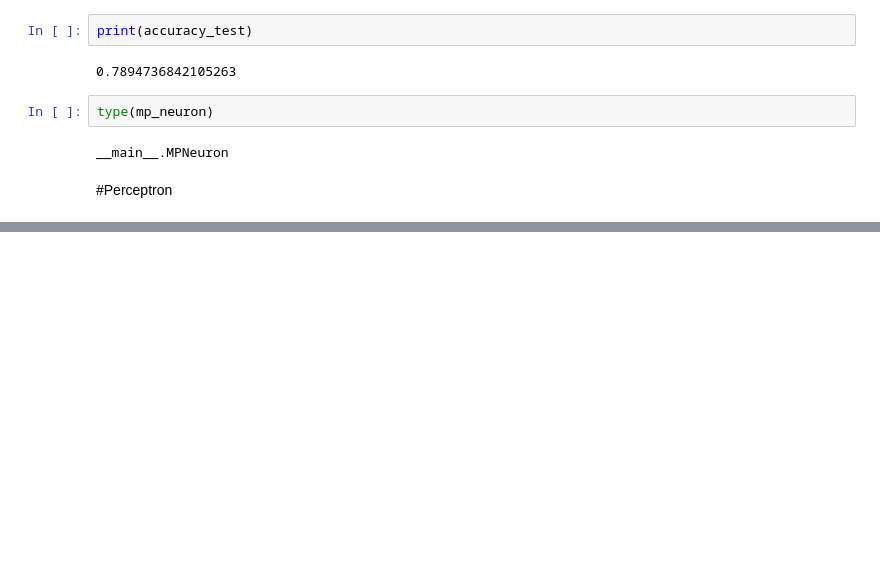
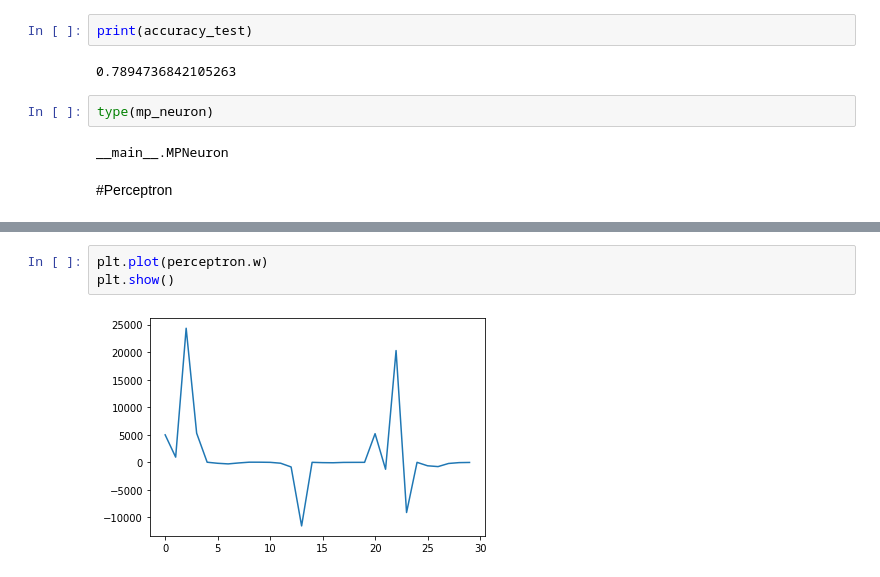
Before and after one commit to MSR806/DL, a Jupyter notebook: DL_MP_Neuron&Perceptron.ipynb, the cells around one changed output, grey strips where cells are left out. Cells and saved outputs as stored; diff of their text form; blank space fills up the shorter version.

```diff
--- a/DL_MP_Neuron&Perceptron.ipynb
+++ b/DL_MP_Neuron&Perceptron.ipynb
@@ -359,0 +426,5 @@ __main__.MPNeuron
+# %%
+plt.plot(perceptron.w)
+plt.show()
+# %% [output]
+[figure, added]
```
Also changed, not shown: parts of 10 cells of this notebook.
